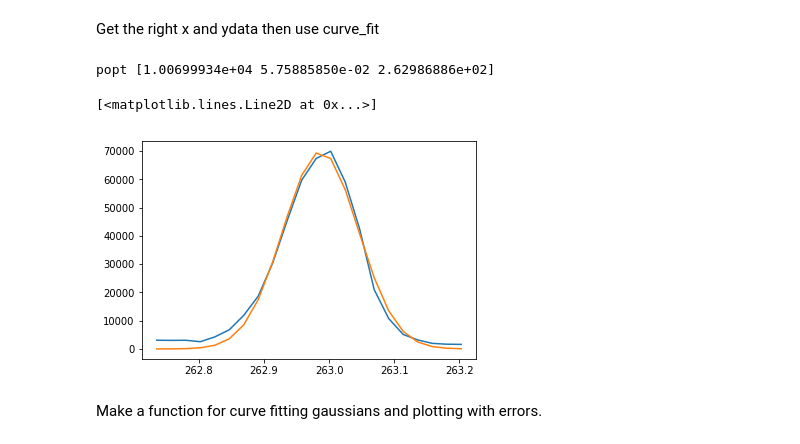
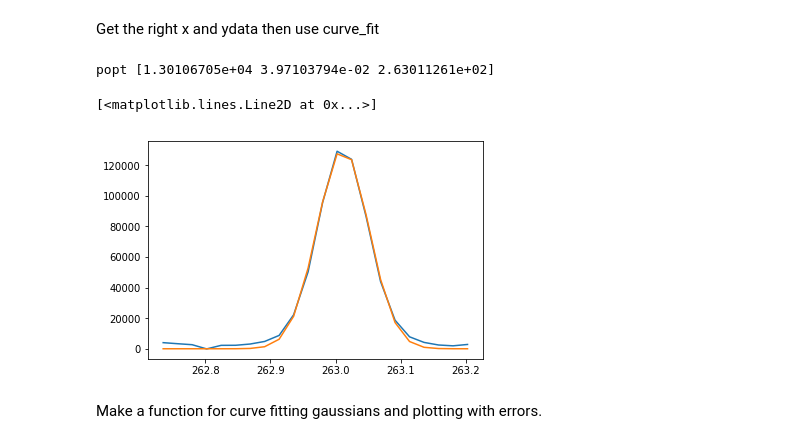
Before and after one commit to davidclmillar/TSA-project-EIS, a Jupyter notebook: EIS-project_1.ipynb, the cells around one changed output. Saved outputs shown, nothing was run; the diff lists cells and outputs as text; code cells hidden in the pictures.

```diff
--- a/EIS-project_1.ipynb
+++ b/EIS-project_1.ipynb
@@ -470,21 +470,22 @@ Get the right x and ydata then use curve_fit
 # %%
 from scipy.optimize import curve_fit
 line="FE_XVI_data.fits"
-
+points = [[-873,172],[-838,183],[-856,151]]
+p=points[0]
 ydata, xdata = plotspectrum(os.path.join("Combined-FITS",line),p[0],p[1],mode="arcsec")
 
 ydata=ydata[1:-1]
 xdata=xdata[1:-1]
 p0=(np.max(ydata),0.1,263)
 popt,pcov = curve_fit(gaussian,xdata,ydata,p0=p0)
 print("popt",popt)
 plt.figure()
 plt.plot(xdata,ydata)
 plt.plot(xdata,gaussian(xdata,*popt))
 # %% [output]
-popt [1.00699934e+04 5.75885850e-02 2.62986886e+02]
+popt [1.30106705e+04 3.97103794e-02 2.63011261e+02]
 [<matplotlib.lines.Line2D at 0x...>]
-[figure, old version]
+[figure, new version]
 # %% [markdown]
 Make a function for curve fitting gaussians and plotting with errors.
 # %%
```
Also changed, not shown: parts of 8 cells of this notebook.
